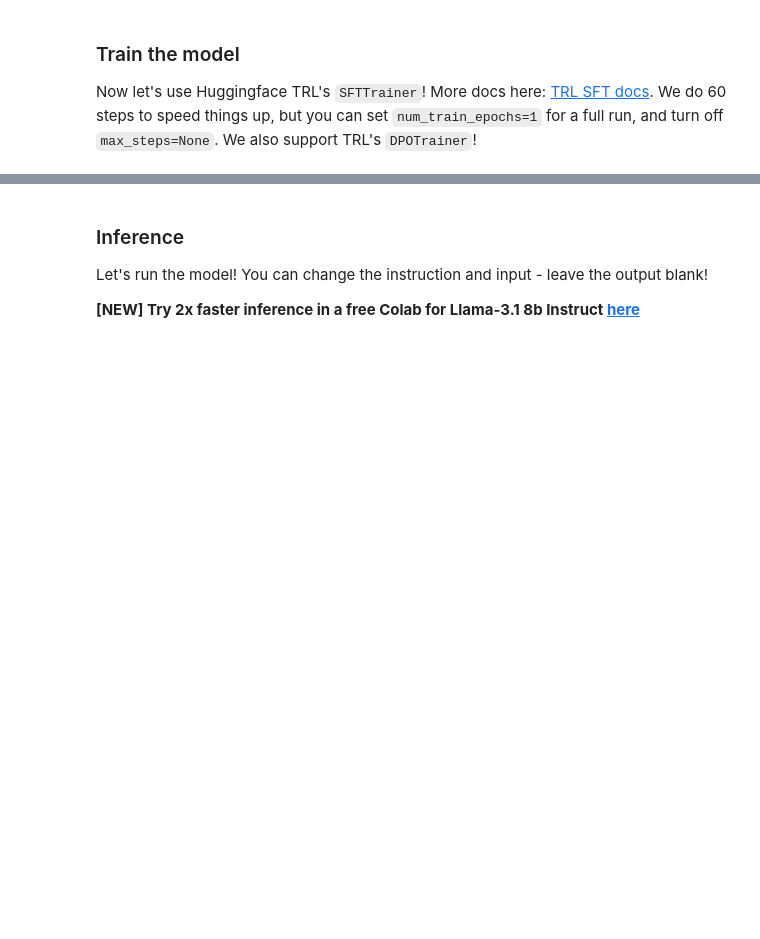
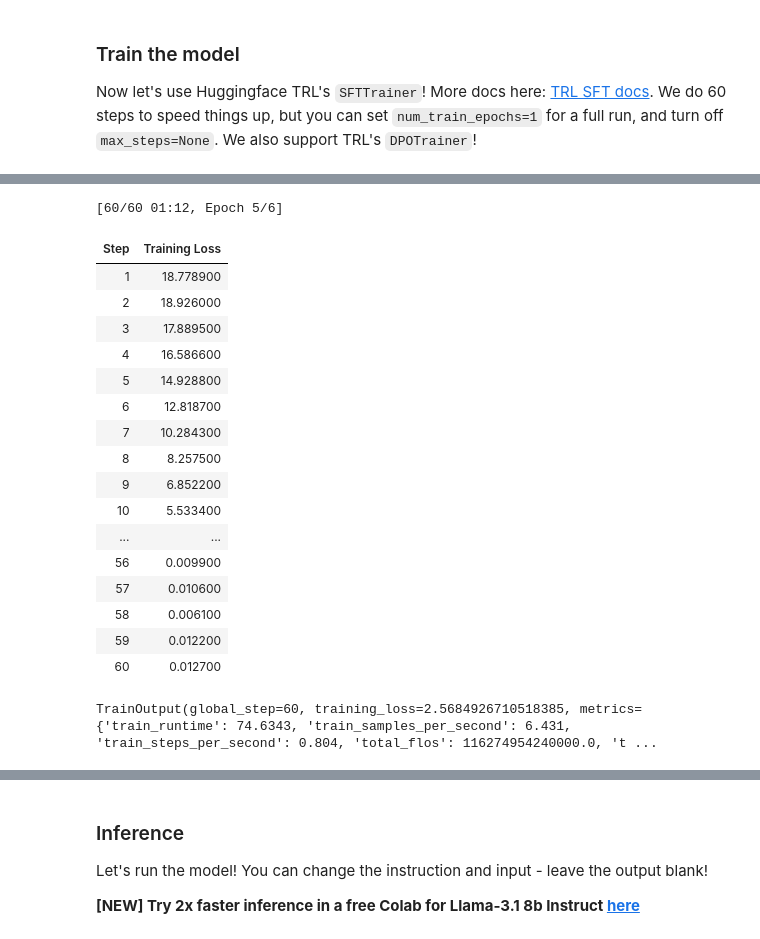
Before and after one commit to rajkhatri398/AI-Web-Scraper, a Jupyter notebook: nb/Llama3.1_(8B)-Alpaca.ipynb, the cells around one changed output, grey strips where cells are left out. Cells and saved outputs as stored; diff of their text form; code cells hidden in the pictures; blank space fills up the shorter version.

```diff
--- a/nb/Llama3.1_(8B)-Alpaca.ipynb
+++ b/nb/Llama3.1_(8B)-Alpaca.ipynb
@@ -188,34 +166,35 @@ SyntaxError: invalid syntax (<ipython-input-11-beb1c9b76325>, line 11)
 ### Train the model
 Now let's use Huggingface TRL's `SFTTrainer`! More docs here: [TRL SFT docs](https://huggingface.co/docs/trl/sft_trainer). We do 60 steps to speed things up, but you can set `num_train_epochs=1` for a full run, and turn off `max_steps=None`. We also support TRL's `DPOTrainer`!
 # %%
-from trl import SFTTrainer
-from transformers import TrainingArguments
-from unsloth import is_bfloat16_supported
+use_bfloat16 = is_bfloat16_supported()
 
+# Set up Trainer
 trainer = SFTTrainer(
-    model = model,
-    tokenizer = tokenizer,
-    train_dataset = dataset,
-    dataset_text_field = "text",
-    max_seq_length = max_seq_length,
-    dataset_num_proc = 2,
-    packing = False, # Can make training 5x faster for short sequences.
-    args = TrainingArguments(
-        per_device_train_batch_size = 2,
-        gradient_accumulation_steps = 4,
-        warmup_steps = 5,
-        # num_train_epochs = 1, # Set this for 1 full training run.
-        max_steps = 60,
-        learning_rate = 2e-4,
-        fp16 = not is_bfloat16_supported(),
-        bf16 = is_bfloat16_supported(),
-        logging_steps = 1,
-        optim = "adamw_8bit",
-        weight_decay = 0.01,
-        lr_scheduler_type = "linear",
-        seed = 3407,
-        output_dir = "outputs",
-        report_to = "none", # Use this for WandB etc
+    model=model,
+    tokenizer=tokenizer,
+    train_dataset=tokenized_datasets,
+    dataset_text_field="text",
+    max_seq_length=512,  # Adjust as necessary
+    dataset_num_proc=2,
+    packing=False,
+    args=TrainingArguments(
+        per_device_train_batch_size=2,
+        gradient_accumulation_steps=4,
+        warmup_steps=5,
+        max_steps=60,
+        learning_rate=2e-4,
+        fp16=False,  # Ensure fp16 is False
+        bf16=use_bfloat16,  # Set bf16 based on hardware support
+        logging_steps=1,
+        optim="adamw_8bit",
+        weight_decay=0.01,
+        lr_scheduler_type="linear",
+        seed=3407,
+        output_dir="outputs",
+        report_to="none",
     ),
 )
+
+# Start training
+trainer.train()
 # %% [output]
@@ -223,3 +209,22 @@ max_steps is given, it will override any value given in num_train_epochs
+[60/60 01:12, Epoch 5/6]
+| Step | Training Loss |
+| 1 | 18.778900 |
+| 2 | 18.926000 |
+| 3 | 17.889500 |
+| 4 | 16.586600 |
+| 5 | 14.928800 |
+| 6 | 12.818700 |
+| 7 | 10.284300 |
+| 8 | 8.257500 |
+| 9 | 6.852200 |
+| 10 | 5.533400 |
+| ... | ... |
+| 56 | 0.009900 |
+| 57 | 0.010600 |
+| 58 | 0.006100 |
+| 59 | 0.012200 |
+| 60 | 0.012700 |
+TrainOutput(global_step=60, training_loss=2.5684926710518385, metrics={'train_runtime': 74.6343, 'train_samples_per_second': 6.431, 'train_steps_per_second': 0.804, 'total_flos': 116274954240000.0, 't ...
 # %%
 # @title Show current memory stats
 gpu_stats = torch.cuda.get_device_properties(0)
```
Also changed, not shown: parts of 31 cells of this notebook.
